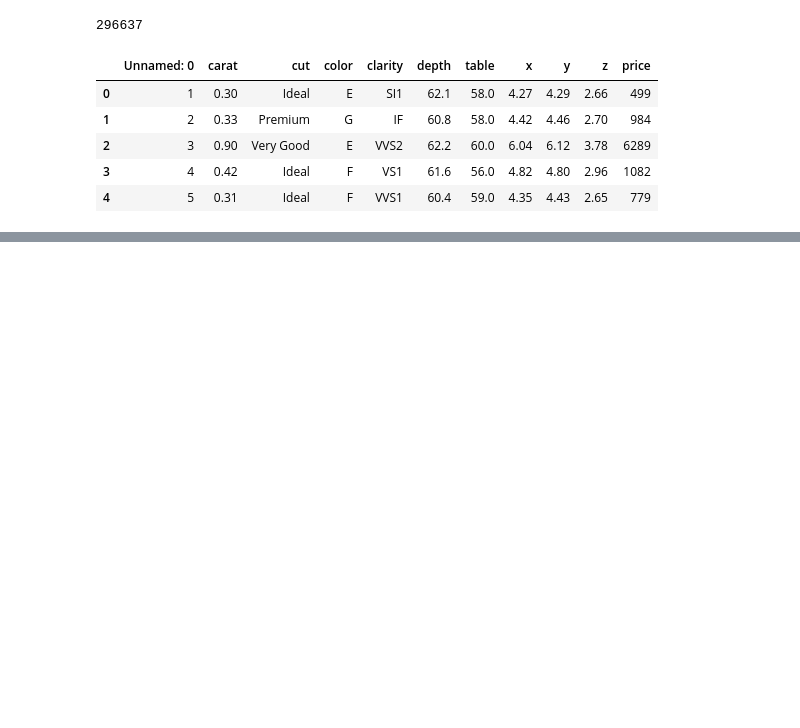
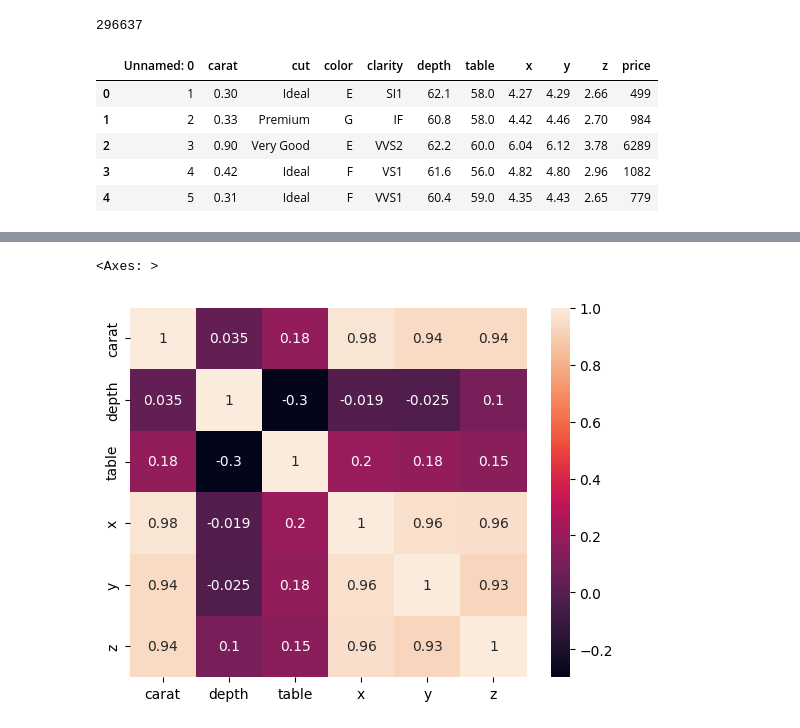
Before and after one commit to Abhishek1234567899/p-8, a Jupyter notebook: notebooks/research.ipynb, the cells around one changed output, grey strips where cells are left out. Cells and saved outputs as stored; diff of their text form; code cells hidden in the pictures; blank space fills up the shorter version.

```diff
--- a/notebooks/research.ipynb
+++ b/notebooks/research.ipynb
@@ -38,0 +270,5 @@ data.head()
+# %%
+sns.heatmap(data[numerical_cols].corr(),annot=True)
+# %% [output]
+<Axes: >
+[figure, added]
```
Also changed, not shown: parts of 51 cells of this notebook, 2 other files.
